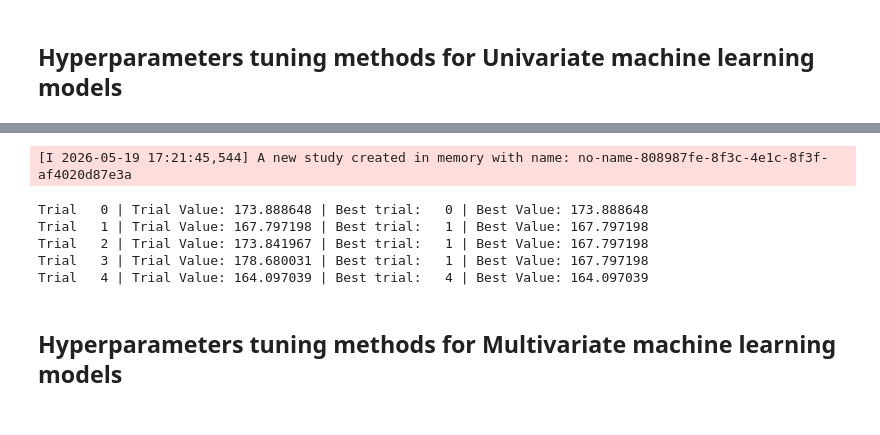
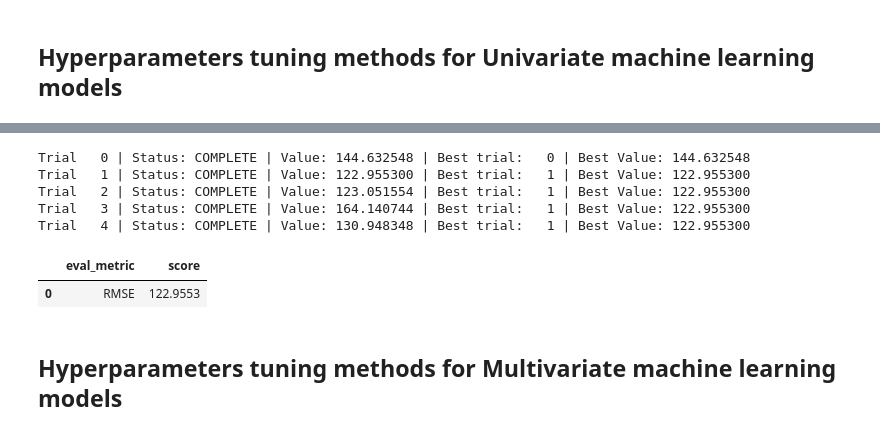
Before and after one commit to mustafaslanCoto/peshbeen, a Jupyter notebook: nbs/modules/03_model_selection.ipynb, the cells around one changed output, grey strips where cells are left out. Cells and saved outputs as stored; diff of their text form; code cells hidden in the pictures.

```diff
--- a/nbs/modules/03_model_selection.ipynb
+++ b/nbs/modules/03_model_selection.ipynb
@@ -799,32 +683,48 @@ lgb_param_space = {
     "other_rate":        lambda t: t.suggest_float("other_rate", 0.05, 0.3),
     "num_iterations":    lambda t: t.suggest_int("num_iterations", 30, 700),
     "top_k":             lambda t: t.suggest_int("top_k", 8, 30),
-    "box_cox":          lambda t: t.suggest_float("box_cox", 0.0, 4),  # Example of a float parameter for box_cox
+    # "box_cox":          lambda t: t.suggest_float("box_cox", 0.0, 4),  # Example of a float parameter for box_cox
     "lags":              lambda t: t.suggest_categorical(
                              "lags", [
                                  1,2,3,4,5,7
                              ]),
+    # "box_cox":          lambda t: t.suggest_float("box_cox", 0.0, 4),
+    "seed":              lambda t: t.suggest_int("seed", 0, 0)  # Fixed seed for reproducibility
+}
 
-    "seed":              lambda t: 0,   # fixed, not sampled
-}
+ml_linear = ml_forecaster(model=LGBMRegressor(verbose=-1),
+              target_col='admissions', lags = 30,
+              cat_variables=cat_variables, categorical_encoder=ohe)
 
 best_params, best_lags, other_ags, _ = optuna_tune(
     model=ml_linear,
     df=train,
-    cv_split=5,
+    cv_split=10,
     step_size=10,
     test_size=30,
     eval_metric=RMSE,
     eval_num=5,
+    warm_up_steps=2,
     param_space=lgb_param_space, verbose=True, eval_horizons=None
 )
 # %% [output]
-[I 2026-05-19 17:21:45,544] A new study created in memory with name: no-name-808987fe-8f3c-4e1c-8f3f-af4020d87e3a
+Trial   0 | Status: COMPLETE | Value: 144.632548 | Best trial:   0 | Best Value: 144.632548
+Trial   1 | Status: COMPLETE | Value: 122.955300 | Best trial:   1 | Best Value: 122.955300
+Trial   2 | Status: COMPLETE | Value: 123.051554 | Best trial:   1 | Best Value: 122.955300
+Trial   3 | Status: COMPLETE | Value: 164.140744 | Best trial:   1 | Best Value: 122.955300
+Trial   4 | Status: COMPLETE | Value: 130.948348 | Best trial:   1 | Best Value: 122.955300
-Trial   0 | Trial Value: 173.888648 | Best trial:   0 | Best Value: 173.888648
-Trial   1 | Trial Value: 167.797198 | Best trial:   1 | Best Value: 167.797198
-Trial   2 | Trial Value: 173.841967 | Best trial:   1 | Best Value: 167.797198
-Trial   3 | Trial Value: 178.680031 | Best trial:   1 | Best Value: 167.797198
-Trial   4 | Trial Value: 164.097039 | Best trial:   4 | Best Value: 164.097039
+# %%
+#| hide
+ml_linear = ml_forecaster(model=LGBMRegressor(verbose=-1, **best_params),
+              target_col='admissions', lags = best_lags,
+              cat_variables=cat_variables, categorical_encoder=ohe)
+ml_linear.cross_validate(train, cv_split=10,
+                         step_size=10, test_size=30,
+                         metrics=[RMSE])
+ml_linear.cv_summary
+# %% [output]
+|  | eval_metric | score |
+| 0 | RMSE | 122.9553 |
 # %%
 #| hide
 
```
Also changed, not shown: parts of 7 cells of this notebook, 6 other files.
